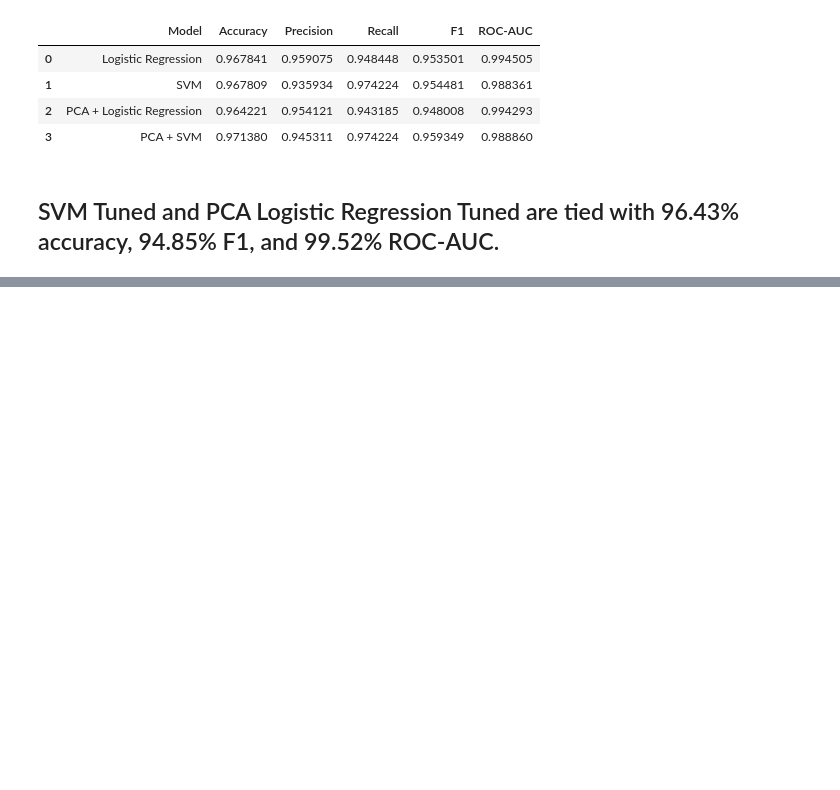
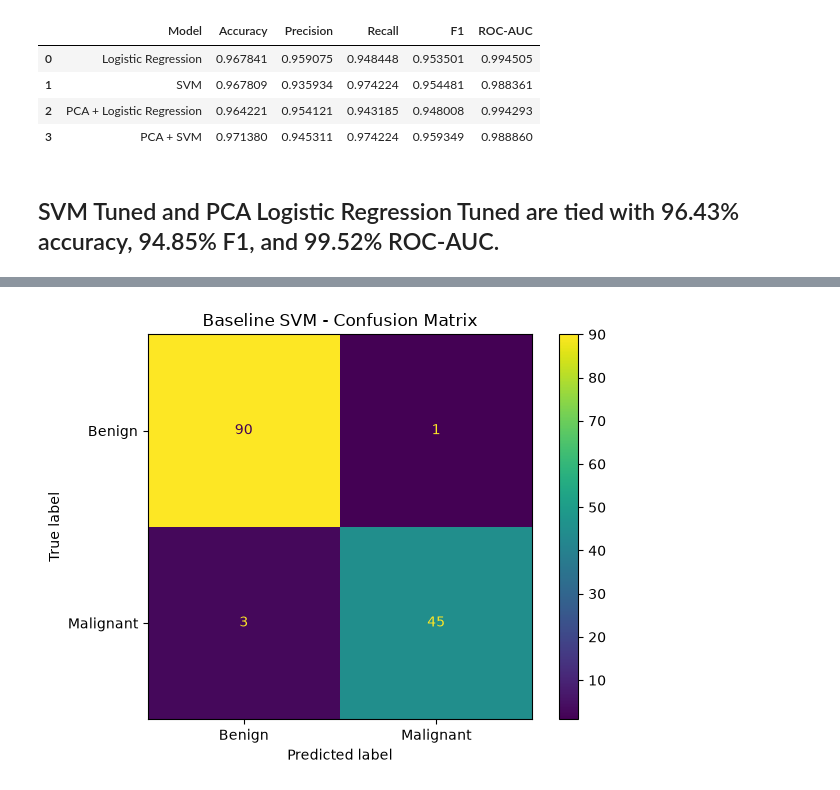
Before and after one commit to N-Amasha/Breast-Cancer-Classification, a Jupyter notebook: MEMBER_06/notebook.ipynb, the cells around one changed output, grey strips where cells are left out. Drawn from its saved outputs; the diff is of its cells as text; code cells hidden in the pictures; blank space fills up the shorter version.

```diff
--- a/MEMBER_06/notebook.ipynb
+++ b/MEMBER_06/notebook.ipynb
@@ -1550,0 +3799,26 @@ Cross-validation summary saved successfully.
+# %%
+# ============================================================
+# BASELINE SVM CONFUSION MATRIX PLOT
+# ============================================================
+
+# Create a visual confusion matrix for the baseline model.
+ConfusionMatrixDisplay(
+    confusion_matrix=final_svm_baseline_cm,
+    display_labels=[
+        "Benign",
+        "Malignant"
+    ]
+).plot(
+    values_format="d"
+)
+
+
+# Add a descriptive title.
+plt.title(
+    "Baseline SVM - Confusion Matrix"
+)
+
+plt.tight_layout()
+plt.show()
+# %% [output]
+[figure, added]
```
Also changed, not shown: parts of 54 cells of this notebook, 4 other files.
